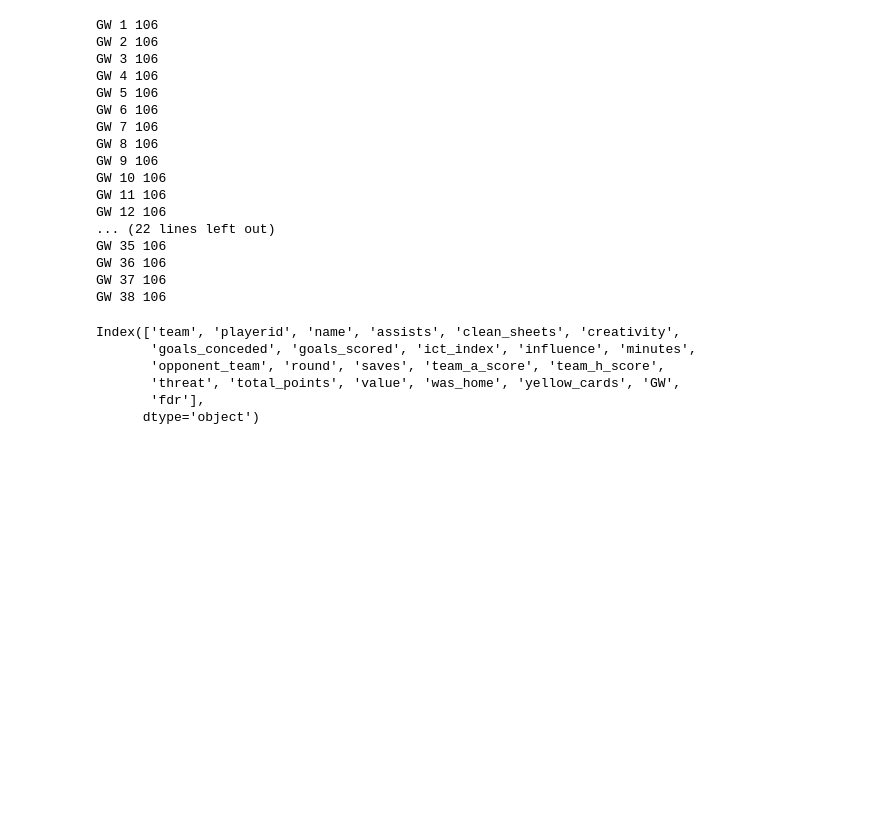
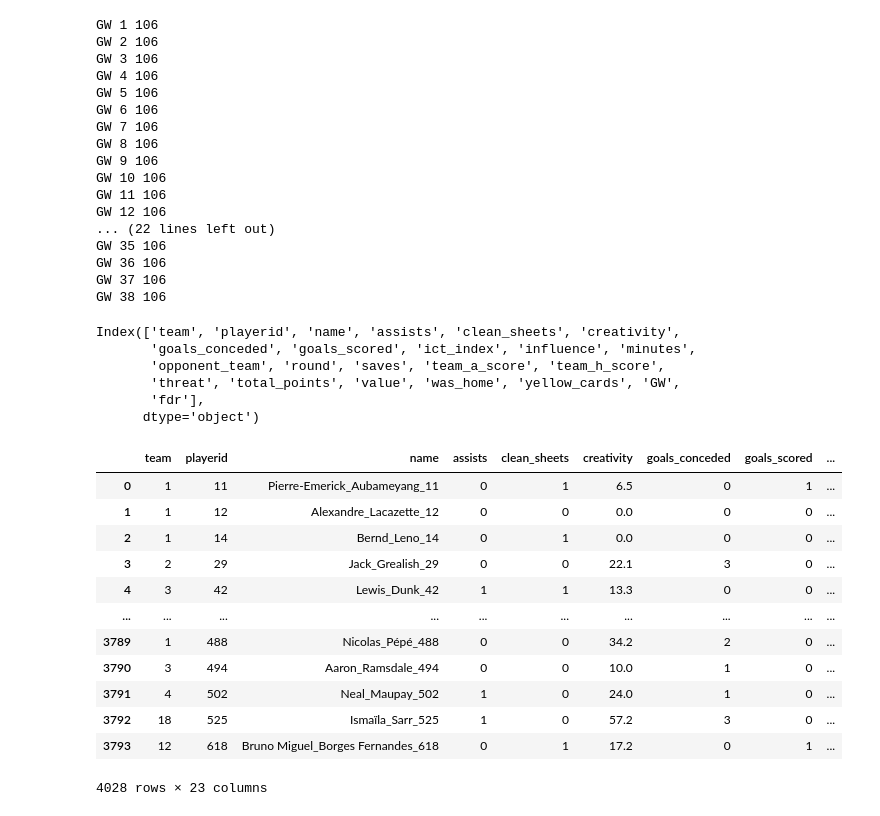
Before and after one commit to ashwinsapre/FPLTeamSelector, a Jupyter notebook: cleaning.ipynb, the cells around one changed output. Drawn from its saved outputs; the diff is of its cells as text; code cells hidden in the pictures; blank space fills up the shorter version.

```diff
--- a/cleaning.ipynb
+++ b/cleaning.ipynb
@@ -303,3 +303,19 @@ Index(['team', 'playerid', 'name', 'assists', 'clean_sheets', 'creativity',
 data=data.sort_values(by=['GW','playerid'])
 # %%
 data.to_csv("datacleaned.csv")
+# %%
+data
+# %% [output]
+|  | team | playerid | name | assists | clean_sheets | creativity | goals_conceded | goals_scored | ... |
+| 0 | 1 | 11 | Pierre-Emerick_Aubameyang_11 | 0 | 1 | 6.5 | 0 | 1 | ... |
+| 1 | 1 | 12 | Alexandre_Lacazette_12 | 0 | 0 | 0.0 | 0 | 0 | ... |
+| 2 | 1 | 14 | Bernd_Leno_14 | 0 | 1 | 0.0 | 0 | 0 | ... |
+| 3 | 2 | 29 | Jack_Grealish_29 | 0 | 0 | 22.1 | 3 | 0 | ... |
+| 4 | 3 | 42 | Lewis_Dunk_42 | 1 | 1 | 13.3 | 0 | 0 | ... |
+| ... | ... | ... | ... | ... | ... | ... | ... | ... | ... |
+| 3789 | 1 | 488 | Nicolas_Pépé_488 | 0 | 0 | 34.2 | 2 | 0 | ... |
+| 3790 | 3 | 494 | Aaron_Ramsdale_494 | 0 | 0 | 10.0 | 1 | 0 | ... |
+| 3791 | 4 | 502 | Neal_Maupay_502 | 1 | 0 | 24.0 | 1 | 0 | ... |
+| 3792 | 18 | 525 | Ismaïla_Sarr_525 | 1 | 0 | 57.2 | 3 | 0 | ... |
+| 3793 | 12 | 618 | Bruno Miguel_Borges Fernandes_618 | 0 | 1 | 17.2 | 0 | 1 | ... |
+4028 rows × 23 columns
```
Also changed, not shown: 2 other files.
